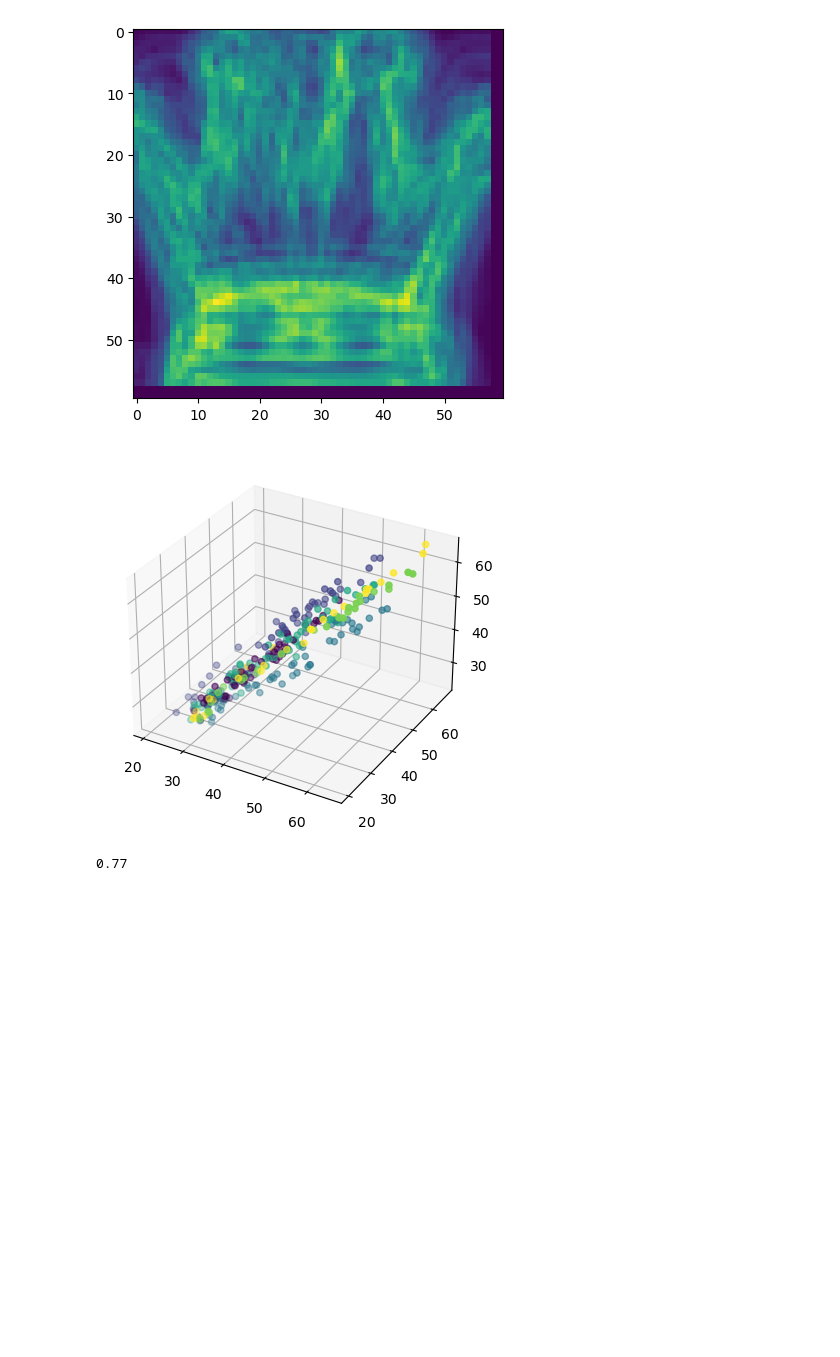
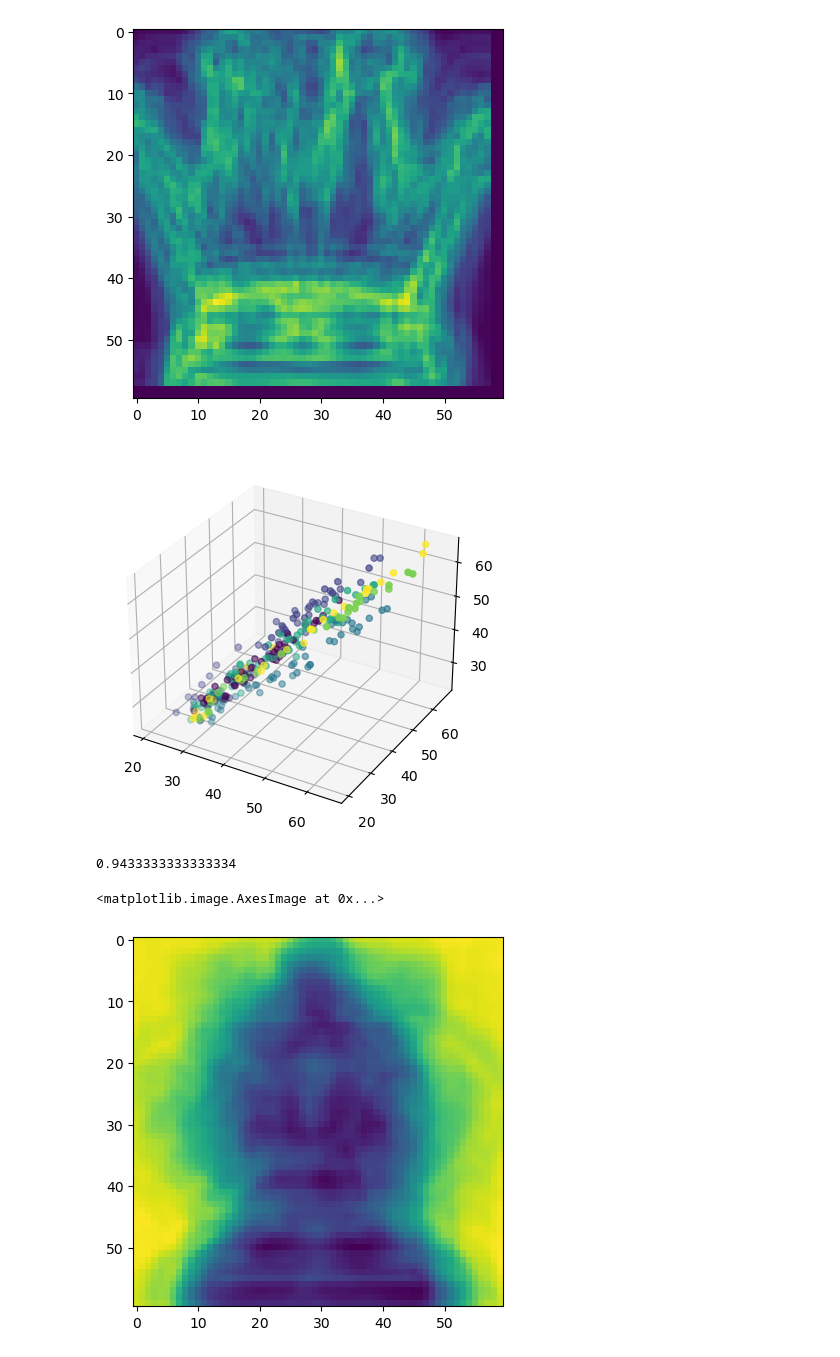
Before and after one commit to JoeErazo/chessboard-analyzer, a Jupyter notebook: prep_train_test.ipynb, the cells around one changed output. Cells and saved outputs as stored; diff of their text form; code cells hidden in the pictures; blank space fills up the shorter version.

```diff
--- a/prep_train_test.ipynb
+++ b/prep_train_test.ipynb
@@ -576,21 +627,18 @@ y_train = np.array([0 for x in range(p_points.shape[0])] + [1 for x in range(r_p
                    [2 for x in range(n_points.shape[0])] + [3 for x in range(b_points.shape[0])] + \
                    [4 for x in range(k_points.shape[0])] + [5 for x in range(q_points.shape[0])])
 # %%
-optimal_k = int(np.sqrt(
-    p_points.shape[0]+r_points.shape[0]+n_points.shape[0]+b_points.shape[0]+k_points.shape[0]+q_points.shape[0]
-))
-p_knn = KNN(k=optimal_k)
-p_knn.fit(x_train, y_train)
-predictions = p_knn.predict(x_train)
+p_knn = KNN(3)
+p_knn.fit(x_p_train, y_p_train)
+predictions = p_knn.predict(x_p_train)
 
 #colors: red->pawn, yellow->rook, green->knight, cyan->bishop, blue->king, magenta->queen
 colors = ListedColormap(["#FF0000", "#FFFA00", "#4DFF00", "#00FFC4", "#0032FF", "#FF00FF"])
 
 ax = plt.figure().add_subplot(projection='3d')
-ax.scatter(x_train[:, 1], x_train[:, 2], zs=x_train[:, 4], zdir='y', c=y_train)
+ax.scatter(x_p_train[:, 1], x_p_train[:, 2], zs=x_p_train[:, 4], zdir='y', c=y_p_train)
 plt.show()
 
-print(np.sum(predictions == y_train) / len(y_train))
+print(np.sum(predictions == y_p_train) / len(y_p_train))
 # %% [output]
 [figure]
-0.77
+0.9433333333333334
@@ -596,0 +652,40 @@ print(np.sum(predictions == y_train) / len(y_train))
+# %%
+#########
+#ONLY FOR DOCUMENTATION: show inferior accuracy of not separating light and dark svm
+#create "average image" for each color piece
+def get_avg_img2():
+
+    #black pieces
+    avg_img_b = np.zeros((60, 60))
+    n = 0
+    for txt in os.listdir("dark_squares_txt/black_pieces_txt"):
+        array = np.loadtxt(f"dark_squares_txt/black_pieces_txt/{txt}")
+        avg_img_b += array
+        n += 1
+    for txt in os.listdir("light_squares_txt/black_pieces_txt"):
+        array = np.loadtxt(f"light_squares_txt/black_pieces_txt/{txt}")
+        avg_img_b += array
+        n += 1
+    avg_img_b /= n
+
+    #white pieces
+    avg_img_w = np.zeros((60, 60))
+    n = 0
+    for txt in os.listdir("dark_squares_txt/white_pieces_txt"):
+        array = np.loadtxt(f"dark_squares_txt/white_pieces_txt/{txt}")
+        avg_img_w += array
+        n += 1
+    for txt in os.listdir("light_squares_txt/white_pieces_txt"):
+        array = np.loadtxt(f"light_squares_txt/white_pieces_txt/{txt}")
+        avg_img_w += array
+        n += 1
+    avg_img_w /= n
+
+    return [avg_img_b, avg_img_w]
+# %%
+avg_img_b, avg_img_w = get_avg_img2()
+# %%
+plt.imshow(avg_img_b)
+# %% [output]
+<matplotlib.image.AxesImage at 0x...>
+[figure, added]
```
Also changed, not shown: parts of 26 cells of this notebook, 17 other files.
